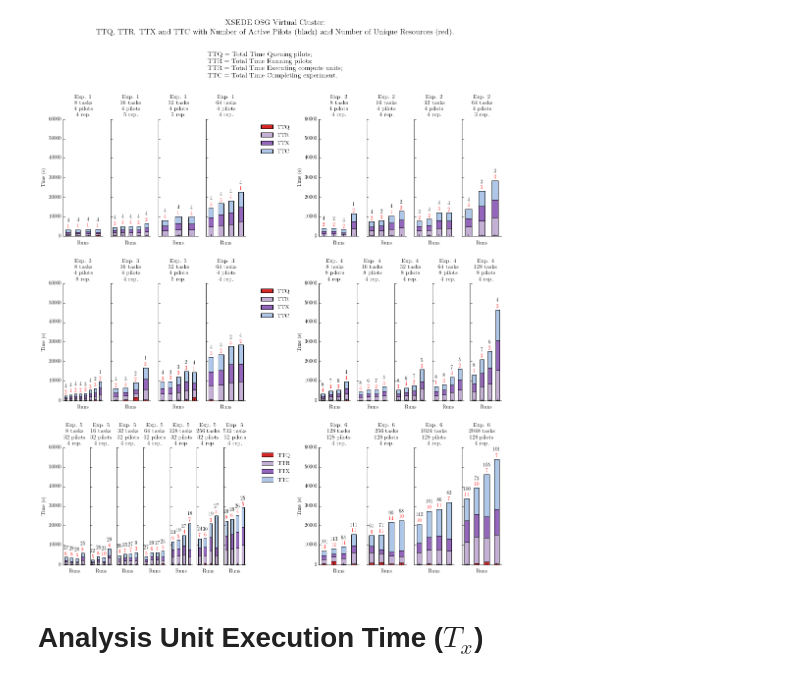
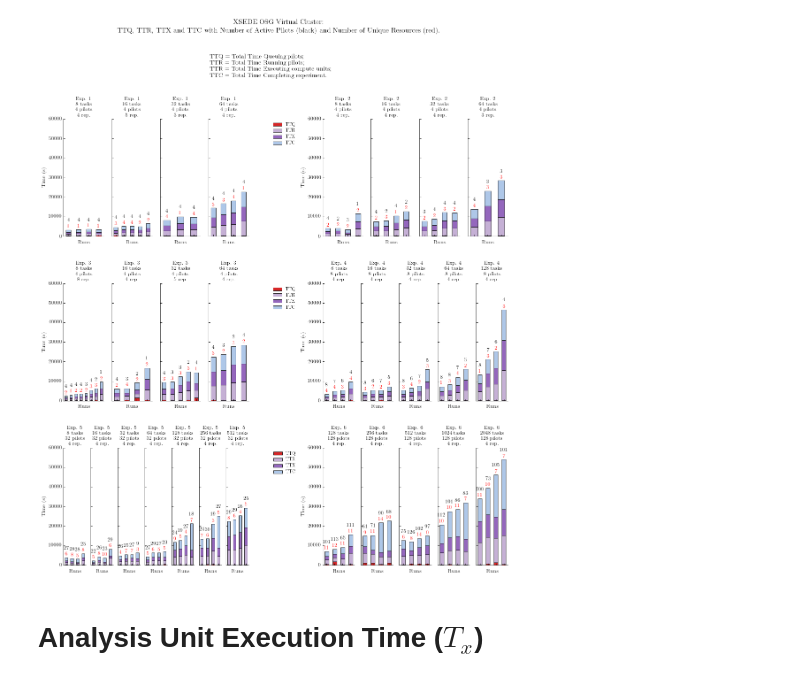
Before and after one commit to radical-cybertools/radical.analytics, a Jupyter notebook: use_cases/rp_on_osg/analysis_exp1-6.ipynb, the cells around one changed output. Cells and saved outputs as stored; diff of their text form; code cells hidden in the pictures.

```diff
--- a/use_cases/rp_on_osg/analysis_exp1-6.ipynb
+++ b/use_cases/rp_on_osg/analysis_exp1-6.ipynb
@@ -33,6 +33,16 @@ pd.set_option('expand_frame_repr', False)
 mpl.rcParams['text.usetex'] = True
 mpl.rcParams['font.family'] = 'serif'
 mpl.rcParams['font.serif']  = ['Nimbus Roman Becker No9L']
+
+# Font sizes
+SIZE = 12
+plt.rc('font', size=SIZE)  # controls default text sizes
+plt.rc('axes', titlesize=SIZE)  # fontsize of the axes title
+plt.rc('axes', labelsize=SIZE)  # fontsize of the x any y labels
+plt.rc('xtick', labelsize=SIZE)  # fontsize of the tick labels
+plt.rc('ytick', labelsize=SIZE)  # fontsize of the tick labels
+plt.rc('legend', fontsize=SIZE-2)  # legend fontsize
+plt.rc('figure', titlesize=SIZE)  # # size of the figure title
 
 # Use thinner lines for axes to avoid distractions.
 mpl.rcParams['axes.linewidth']    = 0.75
@@ -86,5 +101,5 @@ units = pd.read_csv('data/units.csv', index_col=0)
 # %%
-fig = plt.figure(figsize=(16,18))
+fig = plt.figure(figsize=(18,20))
 
 title = 'XSEDE OSG Virtual Cluster'
 subtitle = 'TTQ, TTR, TTX and TTC with Number of Active Pilots (black) and Number of Unique Resources (red)'
@@ -105,7 +120,7 @@ gs.append(gridspec.GridSpecFromSubplotSpec(1, 4, subplot_spec=grid[1]))
 gs.append(gridspec.GridSpecFromSubplotSpec(1, 4, subplot_spec=grid[2]))
 gs.append(gridspec.GridSpecFromSubplotSpec(1, 5, subplot_spec=grid[3]))
 gs.append(gridspec.GridSpecFromSubplotSpec(1, 7, subplot_spec=grid[4]))
-gs.append(gridspec.GridSpecFromSubplotSpec(1, 4, subplot_spec=grid[5]))
+gs.append(gridspec.GridSpecFromSubplotSpec(1, 5, subplot_spec=grid[5]))
 
 ttq_subplots = []
 for exp in sessions['experiment'].sort_values().unique():
@@ -159,7 +174,7 @@ while(i < len(ttq_subplots)):
 
             # Handle a bug that sets yticklabels to visible
             # for the last subplot.
-            if i == 7 or i == 16 or i == 27:
+            if i == 7 or i == 16 or i == 28:
                 plt.setp(ax[i].get_yticklabels(), visible=False)
             else:
                 ax[i].set_ylabel('Time (s)')
@@ -169,34 +184,36 @@ while(i < len(ttq_subplots)):
                 ax[i].legend(labels=['TTQ','TTR','TTX','TTC'], bbox_to_anchor=(2.25, 1))
             elif i == 23:
                 ax[i].legend(labels=['TTQ','TTR','TTX','TTC'], bbox_to_anchor=(3.25, 1))
             else:
                 ax[i].get_legend().set_visible(False)
 
             # Add labels.
             rects = ax[i].patches
             label_np = [int(l) for l in session['npilot_active']]
             label_nh = [int(l) for l in session['nhost']]
             nh = [r.get_height() for r in rects]
             n = len(nh)/4              # Number of groups of 4 stacked bars
             # partition the list of heights nh into number of bars n partitions;
             # zip partitions into tuples t of n stacked bars;
             # sum eacth tuple into the hight of n stacked bars.
             heights = [sum(t) for t in zip(*[nh[j:j + n] for j in xrange(0, len(nh), n)])]
 
             # Add labels with number of pilots requested per session.
             for rect, label, height in zip(rects[-repetitions:], label_np, heights):
                 ax[i].text(rect.get_x() + rect.get_width()/2,
                            height+3500, label, ha='center', va='bottom')
 
             # Add labels with number of unique resources per session.
             for rect, label, height in zip(rects[-repetitions:], label_nh, heights):
                 ax[i].text(rect.get_x() + rect.get_width()/2,
                            height+500, label, ha='center', va='bottom', color='red')
 
             fig.add_subplot(ax[i])
             i += 1
+
+plt.savefig('figures/osg_experiment_comparison.pdf', dpi=600, bbox_inches='tight')
 # %% [output]
-[figure, old version]
+[figure, new version]
 # %% [markdown]
 # Analysis Unit Execution Time ($T_x$)
 # %%
```
Also changed, not shown: parts of 9 cells of this notebook, 11 other files.
